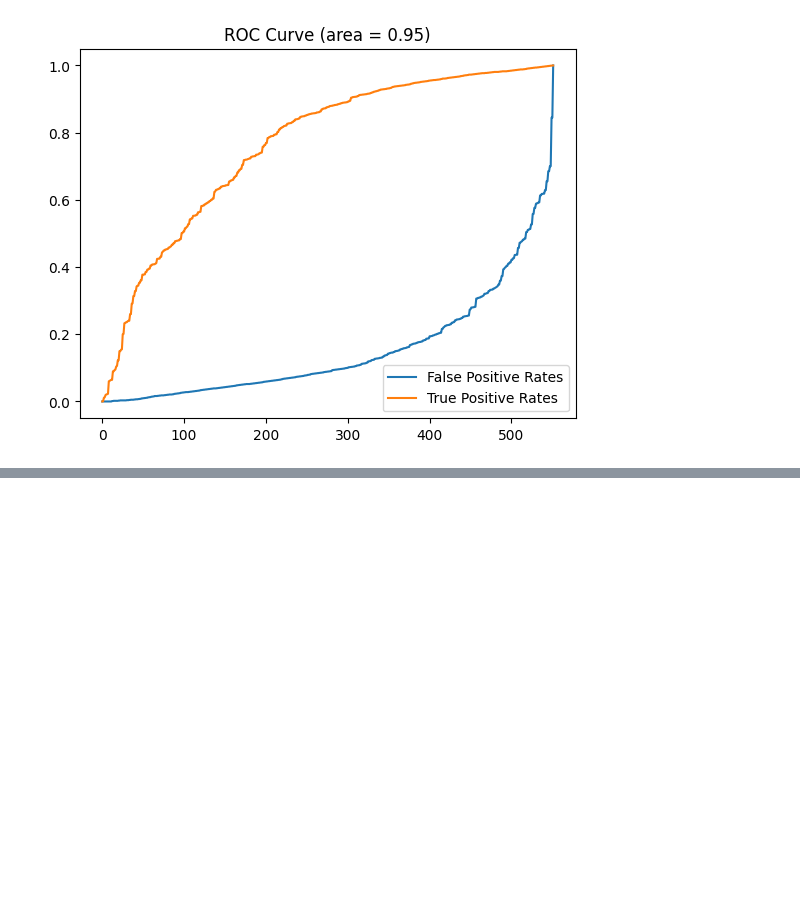
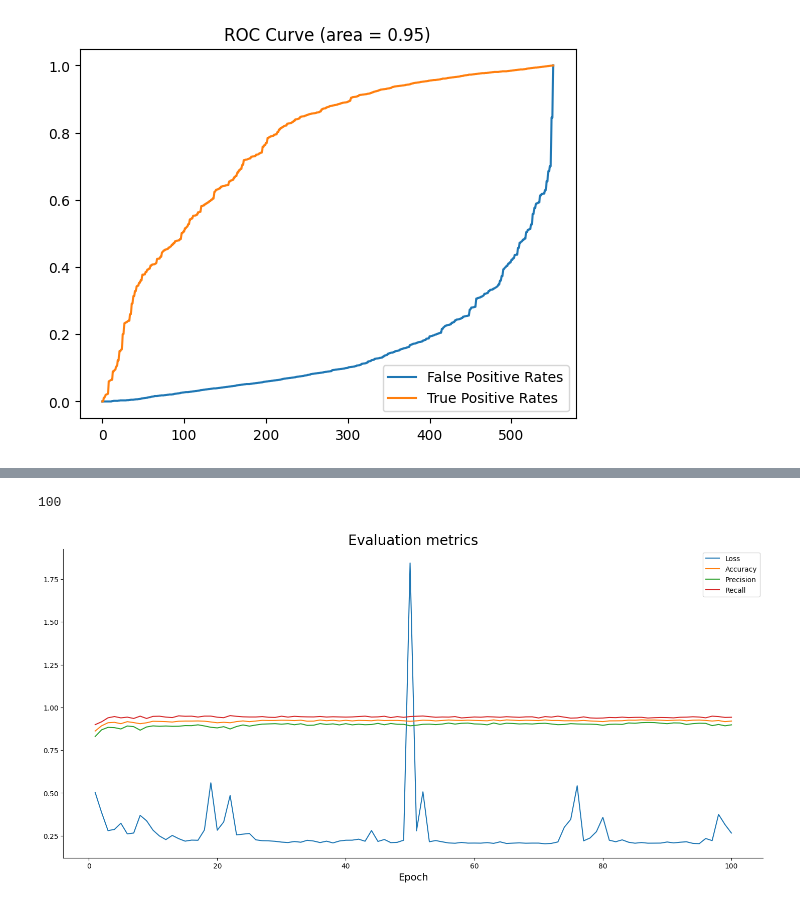
Before and after one commit to Tanay3484/Kepler-Objects-Of-Interest-Classification, a Jupyter notebook: KOI_prediction.ipynb, the cells around one changed output, grey strips where cells are left out. Drawn from its saved outputs; the diff is of its cells as text; code cells hidden in the pictures; blank space fills up the shorter version.

```diff
--- a/KOI_prediction.ipynb
+++ b/KOI_prediction.ipynb
@@ -833,0 +919,19 @@ plt.show()
+# %%
+model = tf.keras.Sequential([
+     tf.keras.layers.Dense(128,activation="relu"),
+     tf.keras.layers.Dense(256,activation="relu"),
+     tf.keras.layers.Dense(256,activation="relu"),
+     tf.keras.layers.Dense(1,activation="sigmoid"),
+])
+
+model.compile(
+     loss = tf.keras.losses.binary_crossentropy,
+     optimizer = tf.keras.optimizers.Adam(learning_rate=0.03),
+     metrics = [
+         tf.keras.metrics.BinaryAccuracy(name="accuracy"),
+         tf.keras.metrics.Precision(name="precision"),
+         tf.keras.metrics.Recall(name="recall")
+     ]
+)
+
+history = model.fit(scaled_new_features_train,y_train,epochs=100)
@@ -833,0 +956,32 @@ plt.show()
+# %%
+from matplotlib import rcParams
+
+rcParams['figure.figsize'] = (18,8)
+rcParams['axes.spines.top'] = False
+rcParams['axes.spines.right'] = False
+# %%
+len(history.history['loss'])
+# %% [output]
+100
+# %%
+plt.plot(
+    np.arange(1,len(history.history['loss'])+1),
+    history.history['loss'], label='Loss'
+)
+plt.plot(
+    np.arange(1, len(history.history['accuracy'])+1),
+    history.history['accuracy'], label='Accuracy'
+)
+plt.plot(
+    np.arange(1, len(history.history['precision'])+1),
+    history.history['precision'], label='Precision'
+)
+plt.plot(
+    np.arange(1, len(history.history['recall'])+1),
+    history.history['recall'], label='Recall'
+)
+plt.title('Evaluation metrics', size=20)
+plt.xlabel('Epoch', size=14)
+plt.legend();
+# %% [output]
+[figure, added]
```
Also changed, not shown: parts of 35 cells of this notebook.
